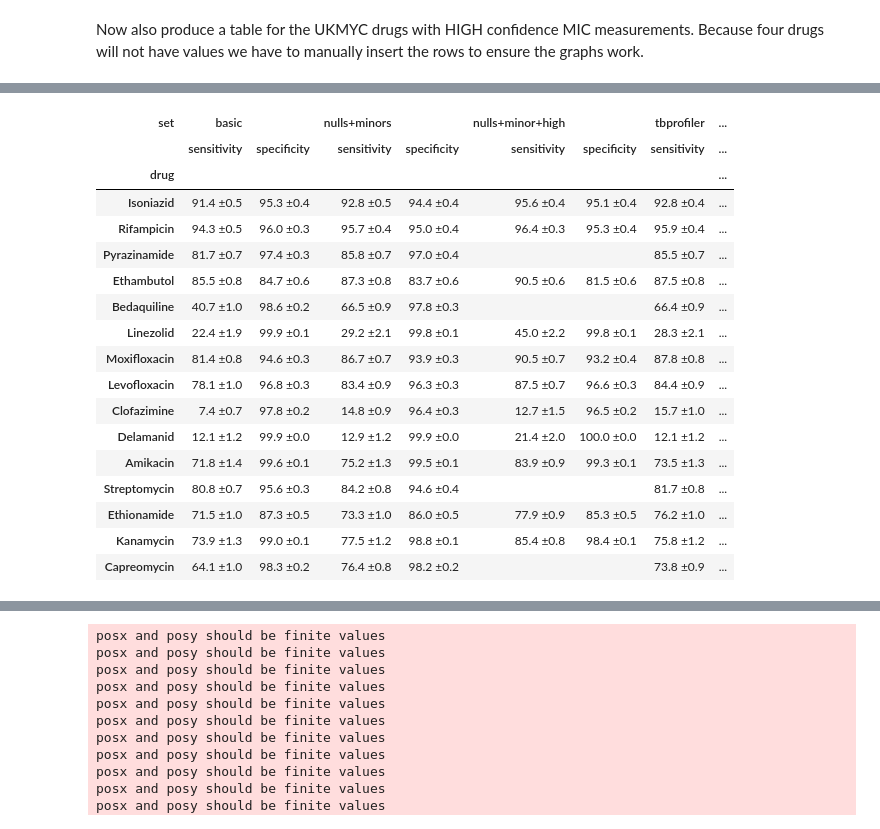
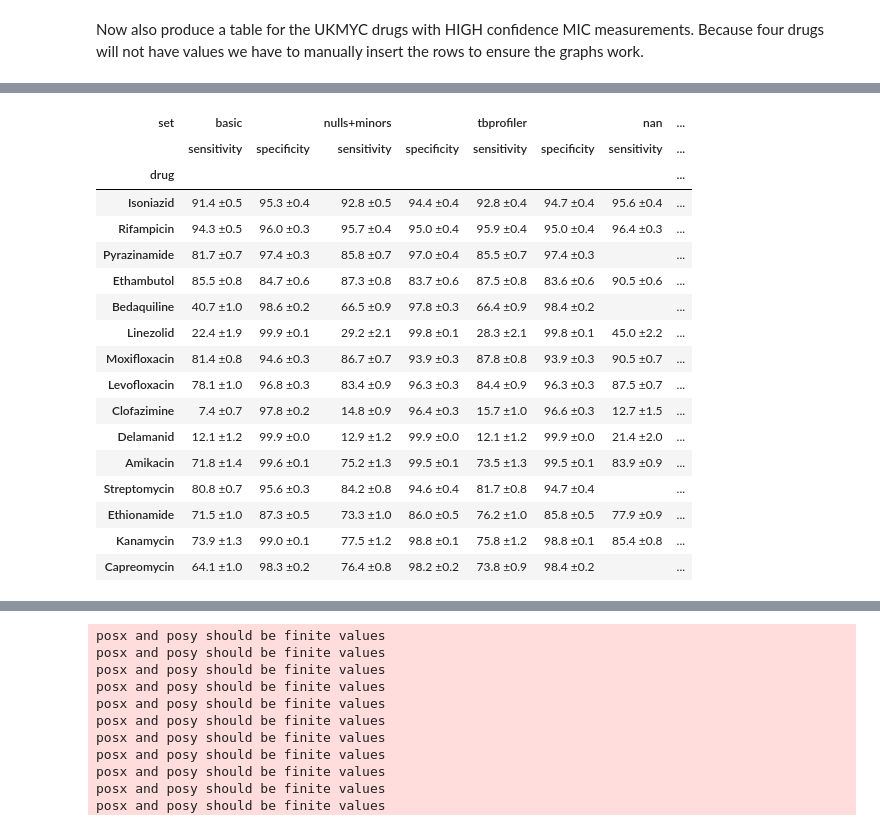
Before and after one commit to fowler-lab/validate-myco-amr, a Jupyter notebook: plot.ipynb, the cells around one changed output, grey strips where cells are left out. Drawn from its saved outputs; the diff is of its cells as text; code cells hidden in the pictures.

```diff
--- a/plot.ipynb
+++ b/plot.ipynb
@@ -103,6 +82,12 @@ df[:15]
 # %% [markdown]
 Now also produce a table for the UKMYC drugs with HIGH confidence MIC measurements. Because four drugs will not have values we have to manually insert the rows to ensure the graphs work.
 # %%
+summary = results[(results.dataset=='bootstrapped50') & (results.quality=='ALL')]
+
+# reverse the order of the table so the drugs are in the correct order from top to bottom in the plot
+summary = summary.iloc[::-1]
+
+
 df2 = results[(results.dataset=='bootstrapped50') & (results.quality=='HIGH') & (results.set=='nulls+minors')]
 
 rows = []
@@ -117,24 +102,27 @@ df2.drug = df2.drug.astype('category')
 df2.drug = df2.drug.cat.set_categories(who_drugs)
 df2.sort_values('drug', inplace=True)
 df2 = df2.iloc[::-1]
-df2['set'] = 'nulls+minor+high'
+df2['set'] = 'nulls+minors+high'
 df2
 
-# And again for tbprofiler, so we have _just_ high quality results too
-df4 = results[(results.dataset=='bootstrapped50') & (results.quality=='HIGH') & (results.set=='tbprofiler')]
+# # And again for tbprofiler, so we have _just_ high quality results too
+# df4 = results[(results.dataset=='bootstrapped50') & (results.quality=='HIGH') & (results.set=='tbprofiler')]
 
-rows = []
-for i in ['PZA', 'BDQ', 'STM', 'CAP']:
-    row = ['tbprofiler', i, 'UKMYC', 'bootstrapped50', 'HIGH'] + [None for i in range(13)]
-    rows.append(row)
+# rows = []
+# for i in ['PZA', 'BDQ', 'STM', 'CAP']:
+#     row = ['tbprofiler', i, 'UKMYC', 'bootstrapped50', 'HIGH'] + [None for i in range(13)]
+#     rows.append(row)
 
-df3 = pandas.DataFrame(rows, columns=df4.columns)
-df4 = pandas.concat([df4, df3])
+# df3 = pandas.DataFrame(rows, columns=df4.columns)
+# df4 = pandas.concat([df4, df3])
 
-df4.drug = df4.drug.astype('category')
-df4.drug = df4.drug.cat.set_categories(who_drugs)
-df4.sort_values('drug', inplace=True)
-df4 = df4.iloc[::-1]
-df4['set'] = 'tbprofiler+high'
-df4
+# df4.drug = df4.drug.astype('category')
+# df4.drug = df4.drug.cat.set_categories(who_drugs)
+# df4.sort_values('drug', inplace=True)
+# df4 = df4.iloc[::-1]
+# df4['set'] = 'tbprofiler+high'
+# df4
+
+summary = pandas.concat([summary, df2])
+summary.set.value_counts()
 # %% [output]
@@ -157,45 +136,44 @@ df4
 # %%
-table = results[(results.dataset=='bootstrapped50') & (results.quality=='ALL') & (results.set!='nulls')]
-table = pandas.concat([table, df2, df4])
+table = summary[summary.set!='nulls']
 table = table[['set', 'drug', 'sensitivity',
        'sensitivity_sem', 'specificity', 'specificity_sem']]
 
 for col in ['sensitivity', 'sensitivity_sem', 'specificity', 'specificity_sem']:
     table[col] = table[col].map('{:,.1f}'.format)
 for col in ['sensitivity', 'specificity']:
     table[col] = table[col] + ' ±' + table[col+'_sem']
 table = table[['set','drug', 'sensitivity',
         'specificity', ]]
 table.drug = table.drug.astype('category')
 table.drug = table.drug.cat.set_categories(who_drugs)
 table.set = table.set.astype('category')
 table.set = table.set.cat.set_categories(['basic', 'nulls+minors', 'nulls+minor+high', "tbprofiler", "tbprofiler+high"])
 table.set_index(['set','drug'], inplace=True)
 table = table.unstack(level=0)
 table.columns = table.columns.swaplevel(0,1)
 table.sort_index(axis=1, level=0, inplace=True)
 table.replace('nan ±nan', '', inplace=True)
 table.rename(drug_names_lookup, inplace=True)
 table
 # %% [output]
-| set | basic |  | nulls+minors |  | nulls+minor+high |  | tbprofiler | ... |
+| set | basic |  | nulls+minors |  | tbprofiler |  | nan | ... |
 |  | sensitivity | specificity | sensitivity | specificity | sensitivity | specificity | sensitivity | ... |
 | drug |  |  |  |  |  |  |  | ... |
-| Isoniazid | 91.4 ±0.5 | 95.3 ±0.4 | 92.8 ±0.5 | 94.4 ±0.4 | 95.6 ±0.4 | 95.1 ±0.4 | 92.8 ±0.4 | ... |
-| Rifampicin | 94.3 ±0.5 | 96.0 ±0.3 | 95.7 ±0.4 | 95.0 ±0.4 | 96.4 ±0.3 | 95.3 ±0.4 | 95.9 ±0.4 | ... |
-| Pyrazinamide | 81.7 ±0.7 | 97.4 ±0.3 | 85.8 ±0.7 | 97.0 ±0.4 |  |  | 85.5 ±0.7 | ... |
-| Ethambutol | 85.5 ±0.8 | 84.7 ±0.6 | 87.3 ±0.8 | 83.7 ±0.6 | 90.5 ±0.6 | 81.5 ±0.6 | 87.5 ±0.8 | ... |
-| Bedaquiline | 40.7 ±1.0 | 98.6 ±0.2 | 66.5 ±0.9 | 97.8 ±0.3 |  |  | 66.4 ±0.9 | ... |
-| Linezolid | 22.4 ±1.9 | 99.9 ±0.1 | 29.2 ±2.1 | 99.8 ±0.1 | 45.0 ±2.2 | 99.8 ±0.1 | 28.3 ±2.1 | ... |
-| Moxifloxacin | 81.4 ±0.8 | 94.6 ±0.3 | 86.7 ±0.7 | 93.9 ±0.3 | 90.5 ±0.7 | 93.2 ±0.4 | 87.8 ±0.8 | ... |
-| Levofloxacin | 78.1 ±1.0 | 96.8 ±0.3 | 83.4 ±0.9 | 96.3 ±0.3 | 87.5 ±0.7 | 96.6 ±0.3 | 84.4 ±0.9 | ... |
-| Clofazimine | 7.4 ±0.7 | 97.8 ±0.2 | 14.8 ±0.9 | 96.4 ±0.3 | 12.7 ±1.5 | 96.5 ±0.2 | 15.7 ±1.0 | ... |
-| Delamanid | 12.1 ±1.2 | 99.9 ±0.0 | 12.9 ±1.2 | 99.9 ±0.0 | 21.4 ±2.0 | 100.0 ±0.0 | 12.1 ±1.2 | ... |
-| Amikacin | 71.8 ±1.4 | 99.6 ±0.1 | 75.2 ±1.3 | 99.5 ±0.1 | 83.9 ±0.9 | 99.3 ±0.1 | 73.5 ±1.3 | ... |
-| Streptomycin | 80.8 ±0.7 | 95.6 ±0.3 | 84.2 ±0.8 | 94.6 ±0.4 |  |  | 81.7 ±0.8 | ... |
-| Ethionamide | 71.5 ±1.0 | 87.3 ±0.5 | 73.3 ±1.0 | 86.0 ±0.5 | 77.9 ±0.9 | 85.3 ±0.5 | 76.2 ±1.0 | ... |
-| Kanamycin | 73.9 ±1.3 | 99.0 ±0.1 | 77.5 ±1.2 | 98.8 ±0.1 | 85.4 ±0.8 | 98.4 ±0.1 | 75.8 ±1.2 | ... |
-| Capreomycin | 64.1 ±1.0 | 98.3 ±0.2 | 76.4 ±0.8 | 98.2 ±0.2 |  |  | 73.8 ±0.9 | ... |
+| Isoniazid | 91.4 ±0.5 | 95.3 ±0.4 | 92.8 ±0.5 | 94.4 ±0.4 | 92.8 ±0.4 | 94.7 ±0.4 | 95.6 ±0.4 | ... |
+| Rifampicin | 94.3 ±0.5 | 96.0 ±0.3 | 95.7 ±0.4 | 95.0 ±0.4 | 95.9 ±0.4 | 95.0 ±0.4 | 96.4 ±0.3 | ... |
+| Pyrazinamide | 81.7 ±0.7 | 97.4 ±0.3 | 85.8 ±0.7 | 97.0 ±0.4 | 85.5 ±0.7 | 97.4 ±0.3 |  | ... |
+| Ethambutol | 85.5 ±0.8 | 84.7 ±0.6 | 87.3 ±0.8 | 83.7 ±0.6 | 87.5 ±0.8 | 83.6 ±0.6 | 90.5 ±0.6 | ... |
+| Bedaquiline | 40.7 ±1.0 | 98.6 ±0.2 | 66.5 ±0.9 | 97.8 ±0.3 | 66.4 ±0.9 | 98.4 ±0.2 |  | ... |
+| Linezolid | 22.4 ±1.9 | 99.9 ±0.1 | 29.2 ±2.1 | 99.8 ±0.1 | 28.3 ±2.1 | 99.8 ±0.1 | 45.0 ±2.2 | ... |
+| Moxifloxacin | 81.4 ±0.8 | 94.6 ±0.3 | 86.7 ±0.7 | 93.9 ±0.3 | 87.8 ±0.8 | 93.9 ±0.3 | 90.5 ±0.7 | ... |
+| Levofloxacin | 78.1 ±1.0 | 96.8 ±0.3 | 83.4 ±0.9 | 96.3 ±0.3 | 84.4 ±0.9 | 96.3 ±0.3 | 87.5 ±0.7 | ... |
+| Clofazimine | 7.4 ±0.7 | 97.8 ±0.2 | 14.8 ±0.9 | 96.4 ±0.3 | 15.7 ±1.0 | 96.6 ±0.3 | 12.7 ±1.5 | ... |
+| Delamanid | 12.1 ±1.2 | 99.9 ±0.0 | 12.9 ±1.2 | 99.9 ±0.0 | 12.1 ±1.2 | 99.9 ±0.0 | 21.4 ±2.0 | ... |
+| Amikacin | 71.8 ±1.4 | 99.6 ±0.1 | 75.2 ±1.3 | 99.5 ±0.1 | 73.5 ±1.3 | 99.5 ±0.1 | 83.9 ±0.9 | ... |
+| Streptomycin | 80.8 ±0.7 | 95.6 ±0.3 | 84.2 ±0.8 | 94.6 ±0.4 | 81.7 ±0.8 | 94.7 ±0.4 |  | ... |
+| Ethionamide | 71.5 ±1.0 | 87.3 ±0.5 | 73.3 ±1.0 | 86.0 ±0.5 | 76.2 ±1.0 | 85.8 ±0.5 | 77.9 ±0.9 | ... |
+| Kanamycin | 73.9 ±1.3 | 99.0 ±0.1 | 77.5 ±1.2 | 98.8 ±0.1 | 75.8 ±1.2 | 98.8 ±0.1 | 85.4 ±0.8 | ... |
+| Capreomycin | 64.1 ±1.0 | 98.3 ±0.2 | 76.4 ±0.8 | 98.2 ±0.2 | 73.8 ±0.9 | 98.4 ±0.2 |  | ... |
 # %%
 print(table.to_latex(column_format='r|rr|rr|rr', multirow=True))
 # %% [output]
```
Also changed, not shown: parts of 17 cells of this notebook, 6 other files.
